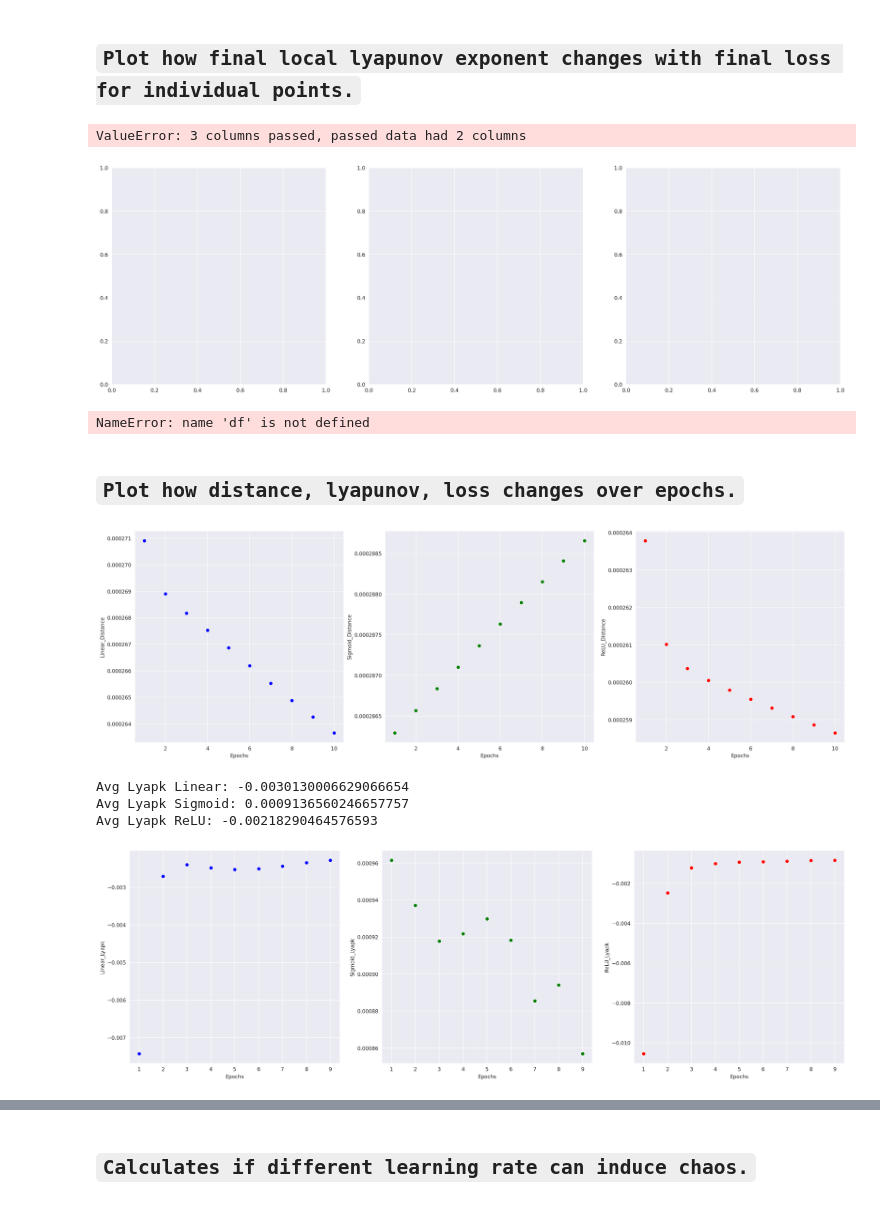
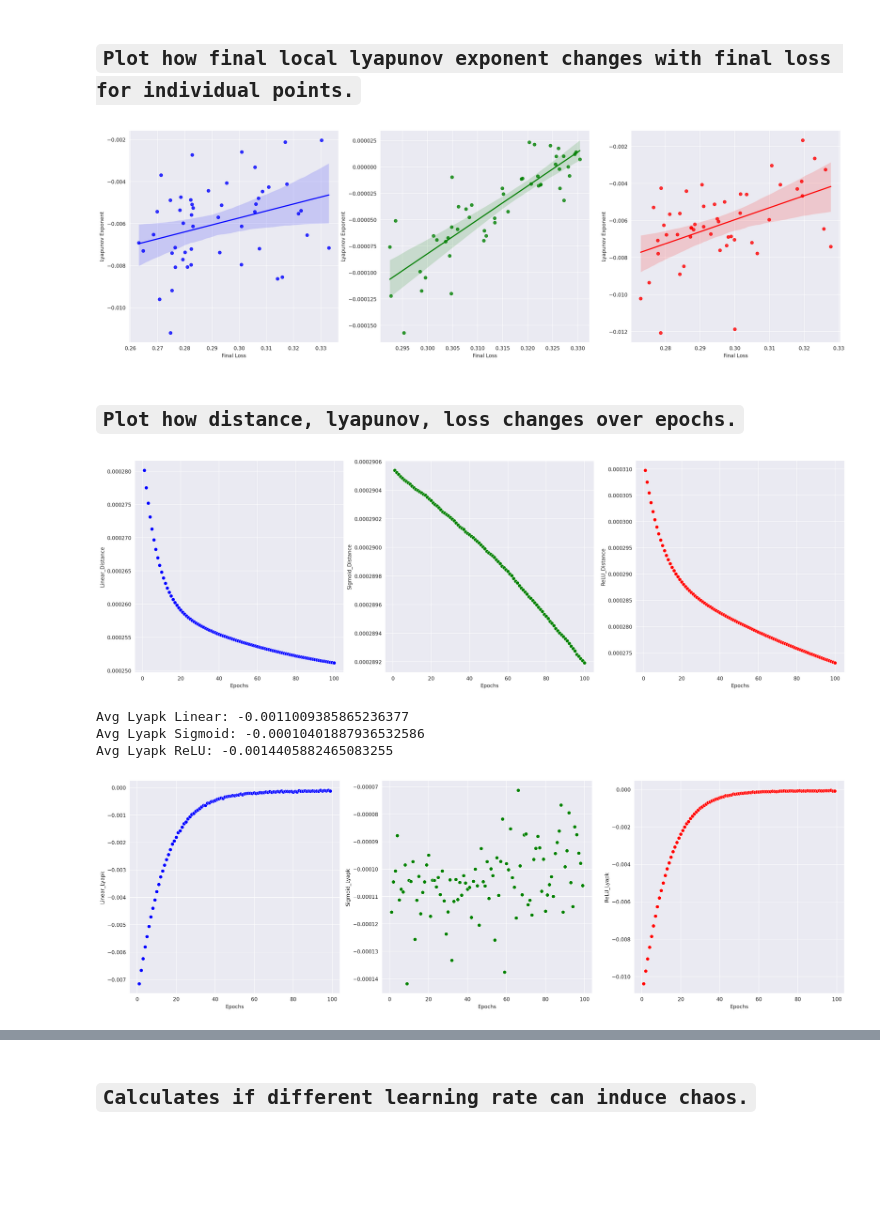
Before and after one commit to tirthankar95/lyapunov-optimized-neural-networks, a Jupyter notebook: main.ipynb, the cells around one changed output, grey strips where cells are left out. Saved outputs shown, nothing was run; the diff lists cells and outputs as text; code cells hidden in the pictures; blank space fills up the shorter version.

```diff
--- a/main.ipynb
+++ b/main.ipynb
@@ -19,6 +19,7 @@ colors = ["blue", "green", "red"]
 sns.set_style("darkgrid")
 # %%
 TURNS = 100
+df = None
 
 def load_param_from_file(filename, param):
     var = None
@@ -27,9 +28,12 @@ def load_param_from_file(filename, param):
         return var[f"{param}"]
 
 def iqr_treatement(x_arr, y_arr):
-    df = pd.DataFrame(list(zip(x_arr, y_arr)), columns=["Initial Point", "Final Point", "Lyapunov Exponent"])
-    print(df)
-    assert False
+    global df
+    f_col, s_col = [x[0] for x in x_arr], [x[1] for x in x_arr]
+    df = pd.DataFrame(list(zip(f_col, s_col, y_arr)), columns=["Initial Loss", "Final Loss", "Lyapunov Exponent"])
+    q1, q3 = df['Initial Loss'].quantile(0.25), df['Initial Loss'].quantile(0.75)
+    df_new = df[ (df['Initial Loss'] >= q1) & (df['Initial Loss'] <= q3) ]
+    return df_new
 
 def lyapk_vs_loss(class_nn, filename, color = None, ax = None):
     y_arr, x_arr = [], []
@@ -42,51 +46,45 @@ def lyapk_vs_loss(class_nn, filename, color = None, ax = None):
         y_arr.append(avg_lyapk)
         x_arr.append([loss[0][0],loss[0][-1]])
 
-    iqr_treatement(x_arr, y_arr)
-    sns.regplot(x = x_arr, y = y_arr, color = color, ax = ax)
-    ax.set_xlabel('FINAL LOSS')
-    ax.set_ylabel('LYAPUNOV EXPONENT')
-    print(f'Loss rate: {sum(x_arr)/len(x_arr)}, Lyapunov: {sum(y_arr)/len(y_arr)}')
+    df = iqr_treatement(x_arr, y_arr)
+    sns.regplot(data = df, x = 'Final Loss', y = 'Lyapunov Exponent', color = color, ax = ax)
 # %%
-g.set_lr(0.001)
+g.set_lr(0.01)
 fig, ax = plt.subplots(1, 3, figsize = (25, 7.5), dpi = 200)
 for idx, model in enumerate(models):
     lyapk_vs_loss(model_classes[idx], f'RAW_DATA/{model}.json', color = colors[idx], ax = ax[idx])
 plt.savefig(f'PLOTS/LyapunovVsLoss.png')
 plt.show()
 # %% [output]
-ValueError: 3 columns passed, passed data had 2 columns
-[figure, old version]
+[figure, new version]
-# %%
-df
-# %% [output]
-NameError: name 'df' is not defined
 # %% [markdown]
 ## `Plot how distance, lyapunov, loss changes over epochs.`
 # %%
-def plot_distance(model_name, color='green', ax = None):
+def plot_distance(class_nn, model_name, color='green', ax = None):
     '''
     How distance evolves over epochs.
     '''
+    class_nn.run_model()
     dist = load_param_from_file(f"RAW_DATA/{model_name}.json", "avg_dist")
     sns.scatterplot(x = [_ for _ in range(1, len(dist)+1)], y = dist, s = 50, color = color, ax = ax)
     ax.set_xlabel('Epochs')
     ax.set_ylabel(f'{model_name}_Distance')
 
 
-
+g.set_epochs(100)
 fig, axes = plt.subplots(1, len(models), figsize = (25, 7.5), dpi = 200)
 for idx, model in enumerate(models):
-    plot_distance(model, color = colors[idx], ax = axes[idx])
+    plot_distance(model_classes[idx], model, color = colors[idx], ax = axes[idx])
 plt.savefig(f'PLOTS/DistanceVsEpochs.png')
 plt.show()
 # %% [output]
-[figure, old version]
+[figure, new version]
 # %%
-def plot_lyapk(model_name, color = None, ax = None):
+def plot_lyapk(class_nn, model_name, color = None, ax = None):
     '''
     How Lyapunov Exponents change over epochs.
     '''
+    class_nn.run_model()
     dist = load_param_from_file(f"RAW_DATA/{model_name}.json", "avg_dist")
     lyapk = [math.log(abs(dist[i]/dist[i-1])) for i in range(1, len(dist))]
     sns.scatterplot(x = [_ for _ in range(1, len(lyapk)+1)], y = lyapk, s=50, color = color, ax = ax)
@@ -94,14 +92,15 @@ def plot_lyapk(model_name, color = None, ax = None):
     ax.set_ylabel(f'{model_name}_Lyapk')
     print(f'Avg Lyapk {model_name}: {sum(lyapk)/len(lyapk)}')
 
+g.set_epochs(100)
 fig, axes = plt.subplots(1, len(models), figsize = (25, 7.5), dpi = 200)
 for idx, model in enumerate(models):
-    plot_lyapk(model, color = colors[idx], ax = axes[idx])
+    plot_lyapk(model_classes[idx], model, color = colors[idx], ax = axes[idx])
 plt.savefig(f'PLOTS/LyapkVsEpochs.png')
 plt.show()
 # %% [output]
-Avg Lyapk Linear: -0.0030130006629066654
-Avg Lyapk Sigmoid: 0.0009136560246657757
-Avg Lyapk ReLU: -0.00218290464576593
+Avg Lyapk Linear: -0.0011009385865236377
+Avg Lyapk Sigmoid: -0.00010401887936532586
+Avg Lyapk ReLU: -0.0014405882465083255
-[figure, old version]
+[figure, new version]
 # %%
```
Also changed, not shown: parts of 3 cells of this notebook, 13 other files.
